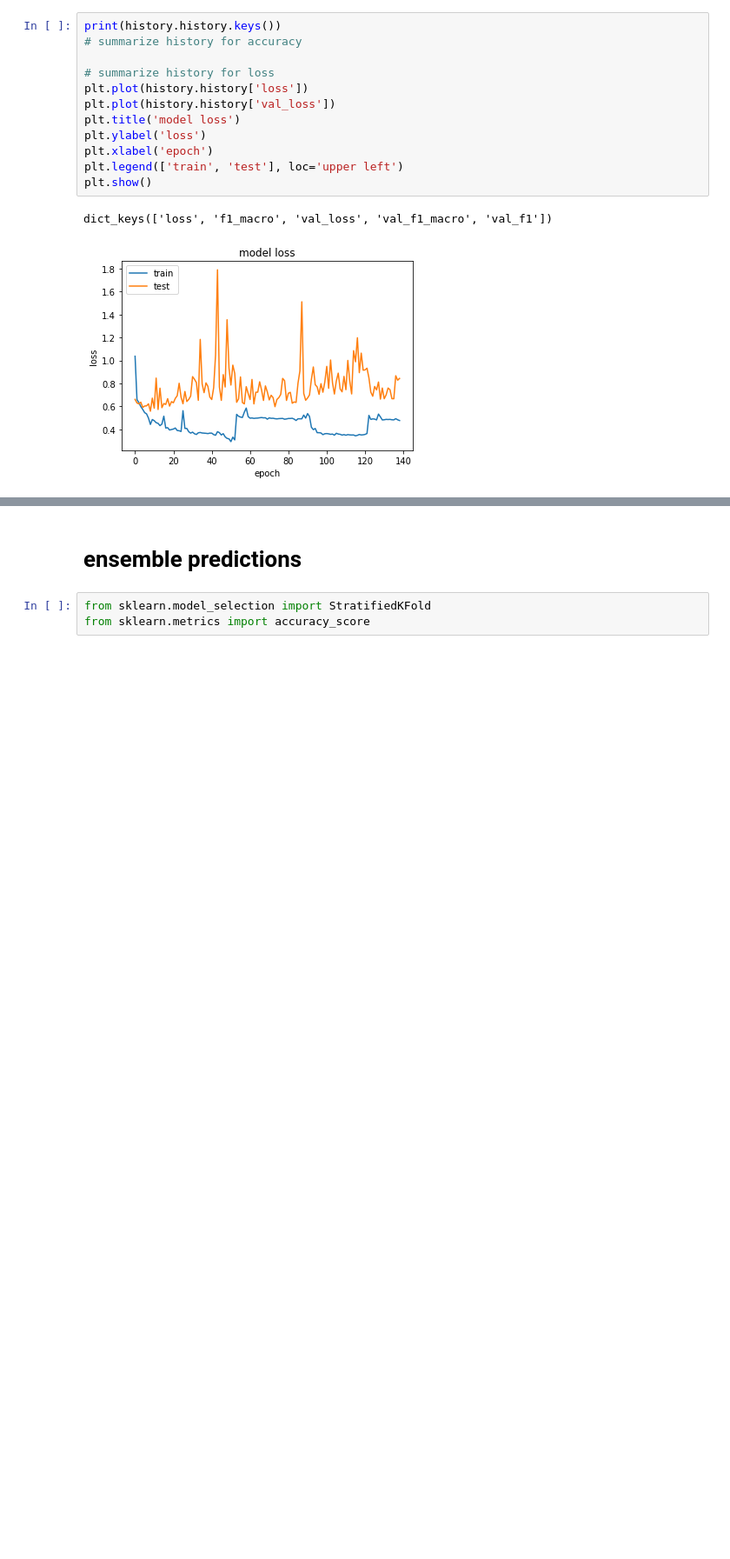
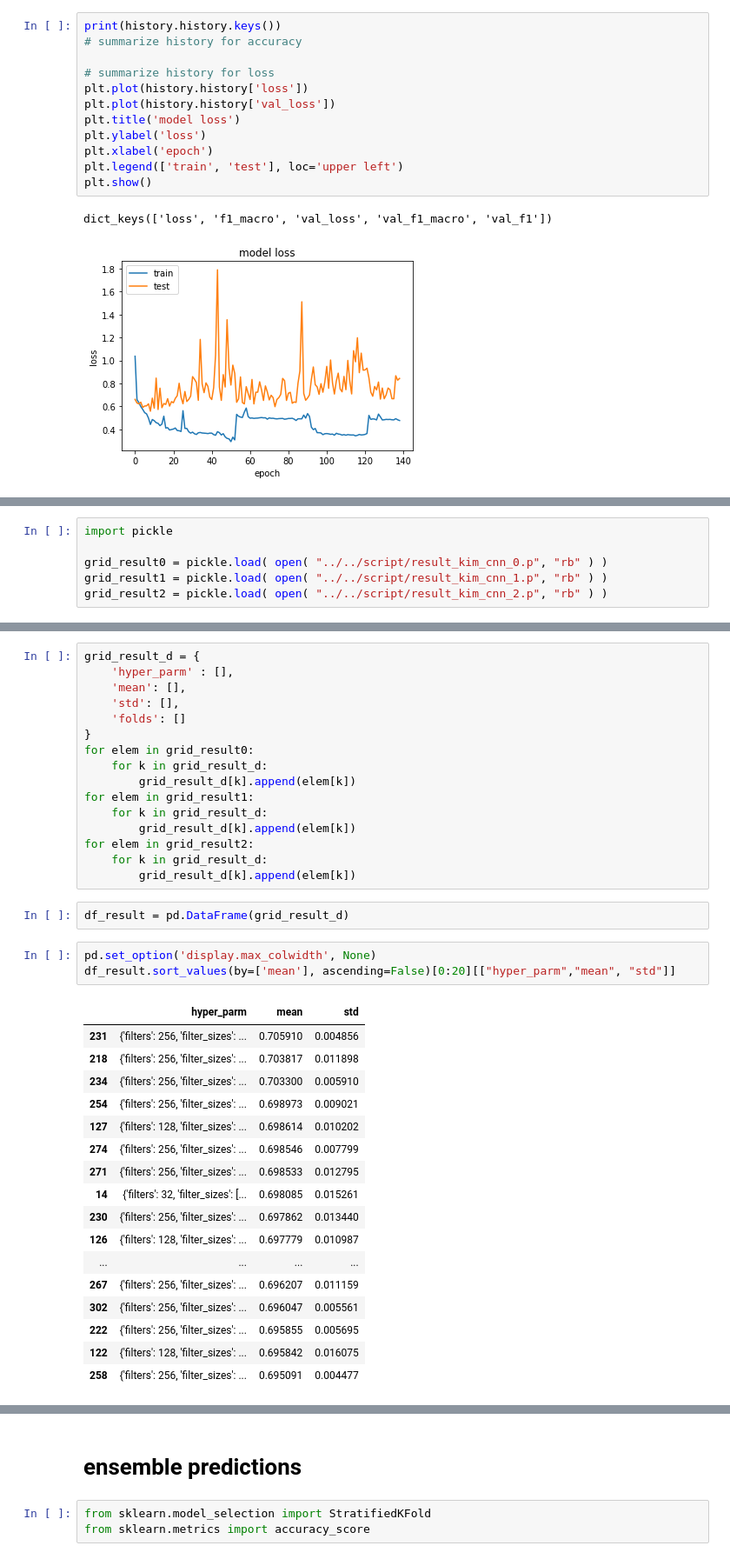
Before and after one commit to alessandrocuda/ReSt, a Jupyter notebook: notebooks/ReStCnn/Kim_CNN.ipynb, the cells around one changed output, grey strips where cells are left out. Shown at 87% size. Cells and saved outputs as stored; diff of their text form; blank space fills up the shorter version.

Commit message:
added grdisearch1 results

```diff
--- a/notebooks/ReStCnn/Kim_CNN.ipynb
+++ b/notebooks/ReStCnn/Kim_CNN.ipynb
@@ -292,0 +282,6 @@ dict_keys(['loss', 'f1_macro', 'val_loss', 'val_f1_macro', 'val_f1'])
+# %%
+import pickle
+
+grid_result0 = pickle.load( open( "../../script/result_kim_cnn_0.p", "rb" ) )
+grid_result1 = pickle.load( open( "../../script/result_kim_cnn_1.p", "rb" ) )
+grid_result2 = pickle.load( open( "../../script/result_kim_cnn_2.p", "rb" ) )
@@ -292,0 +304,39 @@ dict_keys(['loss', 'f1_macro', 'val_loss', 'val_f1_macro', 'val_f1'])
+# %%
+grid_result_d = {
+    'hyper_parm' : [],
+    'mean': [],
+    'std': [],
+    'folds': []
+}
+for elem in grid_result0:
+    for k in grid_result_d:
+        grid_result_d[k].append(elem[k])
+for elem in grid_result1:
+    for k in grid_result_d:
+        grid_result_d[k].append(elem[k])
+for elem in grid_result2:
+    for k in grid_result_d:
+        grid_result_d[k].append(elem[k])
+# %%
+df_result = pd.DataFrame(grid_result_d)
+# %%
+pd.set_option('display.max_colwidth', None)
+df_result.sort_values(by=['mean'], ascending=False)[0:20][["hyper_parm","mean", "std"]]
+# %% [output]
+|  | hyper_parm | mean | std |
+| 231 | {'filters': 256, 'filter_sizes': ... | 0.705910 | 0.004856 |
+| 218 | {'filters': 256, 'filter_sizes': ... | 0.703817 | 0.011898 |
+| 234 | {'filters': 256, 'filter_sizes': ... | 0.703300 | 0.005910 |
+| 254 | {'filters': 256, 'filter_sizes': ... | 0.698973 | 0.009021 |
+| 127 | {'filters': 128, 'filter_sizes': ... | 0.698614 | 0.010202 |
+| 274 | {'filters': 256, 'filter_sizes': ... | 0.698546 | 0.007799 |
+| 271 | {'filters': 256, 'filter_sizes': ... | 0.698533 | 0.012795 |
+| 14 | {'filters': 32, 'filter_sizes': [... | 0.698085 | 0.015261 |
+| 230 | {'filters': 256, 'filter_sizes': ... | 0.697862 | 0.013440 |
+| 126 | {'filters': 128, 'filter_sizes': ... | 0.697779 | 0.010987 |
+| ... | ... | ... | ... |
+| 267 | {'filters': 256, 'filter_sizes': ... | 0.696207 | 0.011159 |
+| 302 | {'filters': 256, 'filter_sizes': ... | 0.696047 | 0.005561 |
+| 222 | {'filters': 256, 'filter_sizes': ... | 0.695855 | 0.005695 |
+| 122 | {'filters': 128, 'filter_sizes': ... | 0.695842 | 0.016075 |
+| 258 | {'filters': 256, 'filter_sizes': ... | 0.695091 | 0.004477 |
```
Also changed, not shown: parts of 9 cells of this notebook, 3 other files.
